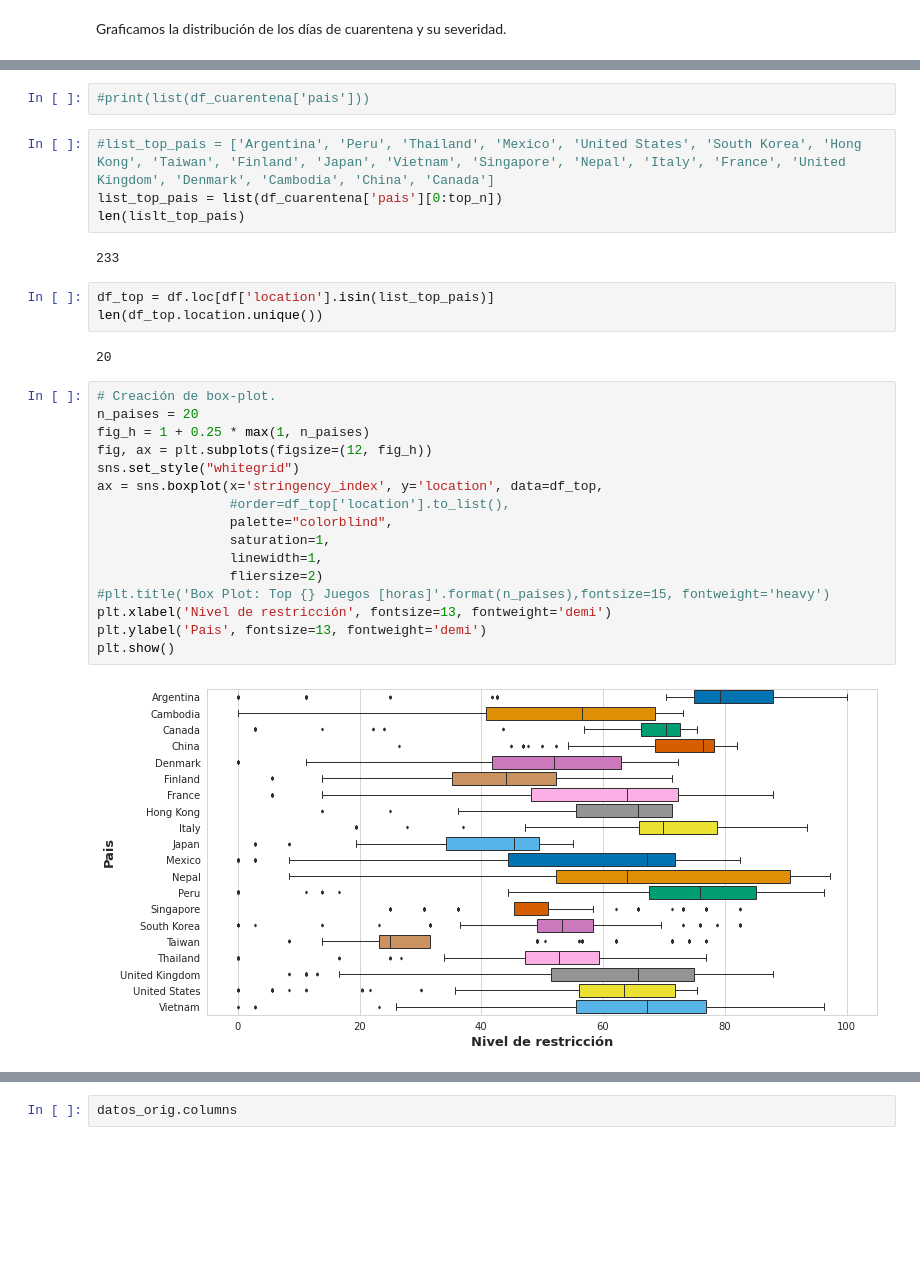
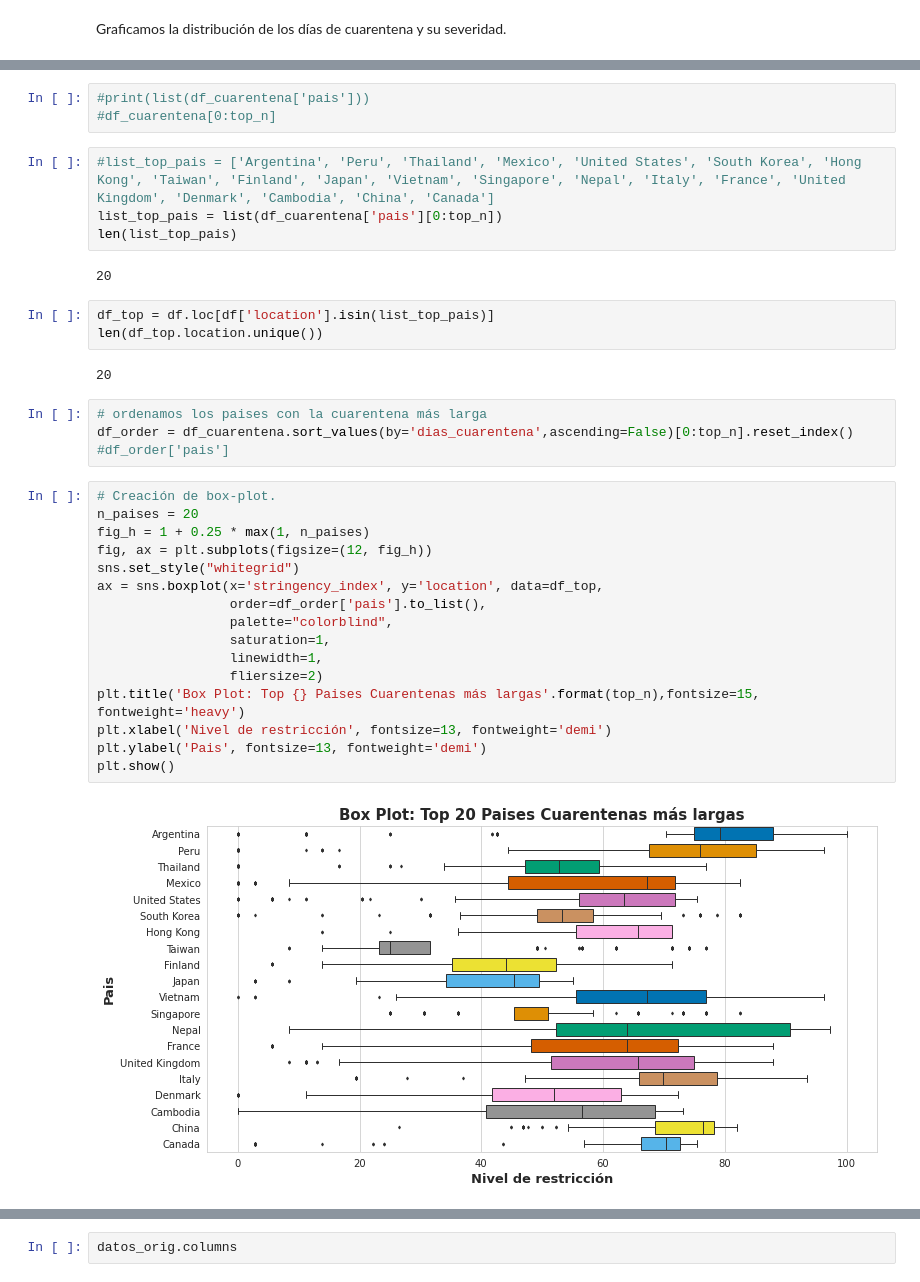
Before and after one commit to gonzalogperez/informe_pandemico, a Jupyter notebook: GonzaloGPerezProyecto_4.ipynb, the cells around one changed output, grey strips where cells are left out. Cells and saved outputs as stored; diff of their text form; blank space fills up the shorter version.

```diff
--- a/GonzaloGPerezProyecto_4.ipynb
+++ b/GonzaloGPerezProyecto_4.ipynb
@@ -1259,32 +1251,37 @@ plt.show()
 # %%
 #print(list(df_cuarentena['pais']))
+#df_cuarentena[0:top_n]
 # %%
 #list_top_pais = ['Argentina', 'Peru', 'Thailand', 'Mexico', 'United States', 'South Korea', 'Hong Kong', 'Taiwan', 'Finland', 'Japan', 'Vietnam', 'Singapore', 'Nepal', 'Italy', 'France', 'United Kingdom', 'Denmark', 'Cambodia', 'China', 'Canada']
 list_top_pais = list(df_cuarentena['pais'][0:top_n])
-len(lislt_top_pais)
+len(list_top_pais)
 # %% [output]
-233
+20
 # %%
 df_top = df.loc[df['location'].isin(list_top_pais)]
 len(df_top.location.unique())
 # %% [output]
 20
+# %%
+# ordenamos los paises con la cuarentena más larga
+df_order = df_cuarentena.sort_values(by='dias_cuarentena',ascending=False)[0:top_n].reset_index()
+#df_order['pais']
 # %%
 # Creación de box-plot.
 n_paises = 20
 fig_h = 1 + 0.25 * max(1, n_paises)
 fig, ax = plt.subplots(figsize=(12, fig_h))
 sns.set_style("whitegrid")
 ax = sns.boxplot(x='stringency_index', y='location', data=df_top,
-                 #order=df_top['location'].to_list(),
+                 order=df_order['pais'].to_list(),
                  palette="colorblind",
                  saturation=1,
                  linewidth=1,
                  fliersize=2)
-#plt.title('Box Plot: Top {} Juegos [horas]'.format(n_paises),fontsize=15, fontweight='heavy')
+plt.title('Box Plot: Top {} Paises Cuarentenas más largas'.format(top_n),fontsize=15, fontweight='heavy')
 plt.xlabel('Nivel de restricción', fontsize=13, fontweight='demi')
 plt.ylabel('Pais', fontsize=13, fontweight='demi')
 plt.show()
 # %% [output]
-[figure, old version]
+[figure, new version]
 # %% [markdown]
```
Also changed, not shown: parts of 28 cells of this notebook.
